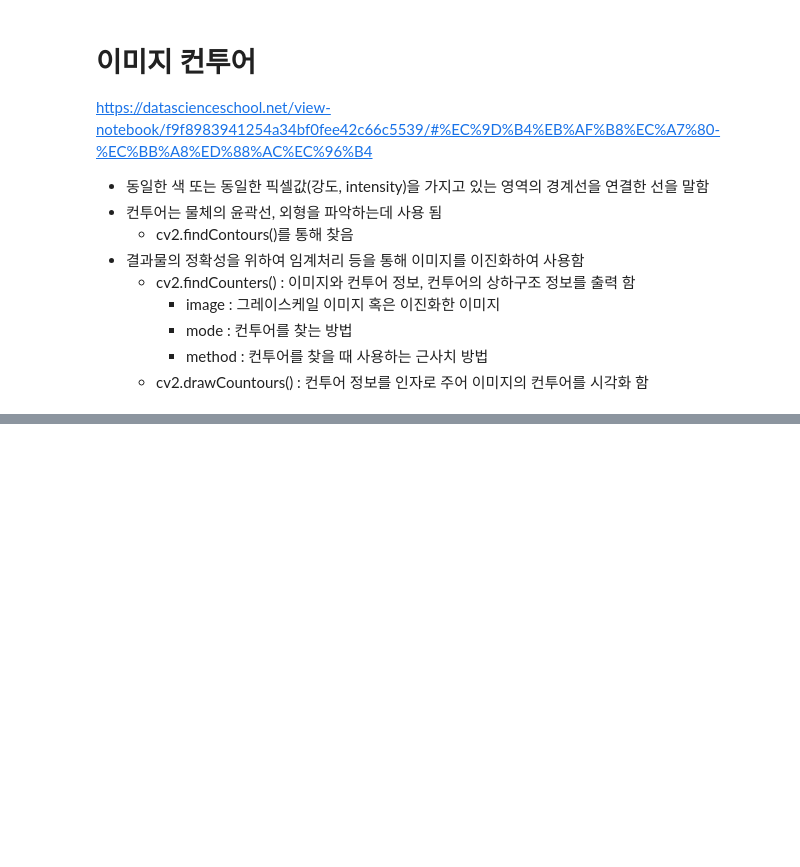
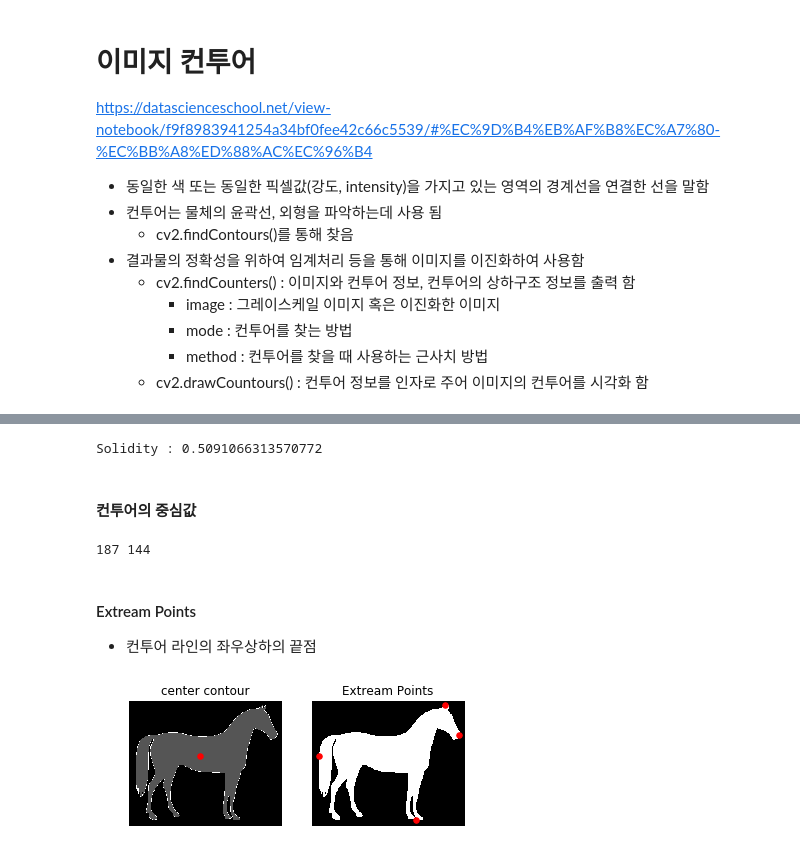
Before and after one commit to ultra118/Python_ML, a Jupyter notebook: ML/Data_Science_School/01_Image_preprocessing.ipynb, the cells around one changed output, grey strips where cells are left out. Drawn from its saved outputs; the diff is of its cells as text; code cells hidden in the pictures; blank space fills up the shorter version.

```diff
--- a/ML/Data_Science_School/01_Image_preprocessing.ipynb
+++ b/ML/Data_Science_School/01_Image_preprocessing.ipynb
@@ -701,0 +735,8 @@ ValueError: not enough values to unpack (expected 3, got 2)
+# %%
+import cv2
+from skimage.data import horse
+
+cnt = contours[0]
+M = cv2.moments(cnt)
+
+print(M.items())
@@ -701,0 +795,39 @@ ValueError: not enough values to unpack (expected 3, got 2)
+# %%
+area = cv2.contourArea(cnt)
+hull = cv2.convexHull(cnt)
+hull_area = cv2.contourArea(hull)
+solidity = float(area) / hull_area
+print("Solidity : {}".format(solidity))
+# %% [output]
+Solidity : 0.5091066313570772
+# %% [markdown]
+#### 컨투어의 중심값
+# %%
+cx = int(M['m10'] / M['m00'])
+cy = int(M['m01'] / M['m00'])
+print(cx, cy)
+# %% [output]
+187 144
+# %% [markdown]
+#### Extream Points
+- 컨투어 라인의 좌우상하의 끝점
+# %%
+leftmost = tuple(cnt[cnt[:, :, 0].argmin()][0])
+rightmost = tuple(cnt[cnt[:, :, 0].argmax()][0])
+topmost = tuple(cnt[cnt[:, :, 1].argmin()][0])
+bottommost = tuple(cnt[cnt[:, :, 1].argmax()][0])
+# %%
+plt.subplot(1,2,1)
+plt.imshow(image, cmap = 'gray')
+plt.title('center contour')
+plt.axis('off')
+plt.scatter([cx], [cy], c = 'r', s = 30)
+plt.subplot(1,2,2)
+plt.imshow(img_raw, cmap = 'gray')
+plt.title('Extream Points')
+plt.axis('off')
+plt.scatter([leftmost[0], rightmost[0], topmost[0], bottommost[0]], [
+            leftmost[1], rightmost[1], topmost[1], bottommost[1]], c="r", s=30)
+plt.show()
+# %% [output]
+[figure, added]
```
Also changed, not shown: parts of 25 cells of this notebook.
